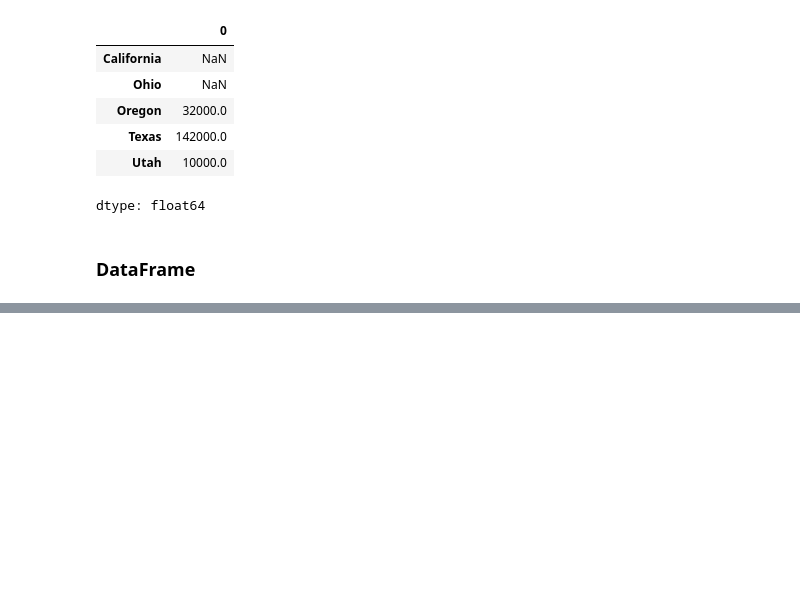
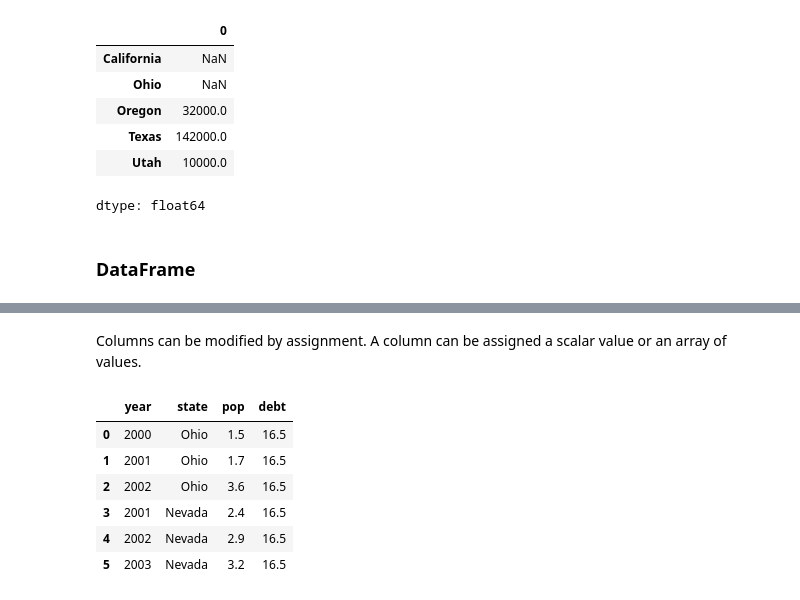
Before and after one commit to Mountain-Biker/pydata-book-practice, a Jupyter notebook: chapter5.ipynb, the cells around one changed output, grey strips where cells are left out. Cells and saved outputs as stored; diff of their text form; code cells hidden in the pictures; blank space fills up the shorter version.

```diff
--- a/chapter5.ipynb
+++ b/chapter5.ipynb
@@ -159,0 +266,13 @@ dtype: float64
+# %% [markdown]
+Columns can be modified by assignment. A column can be assigned a scalar value or an array of values.
+# %%
+frame2['debt'] = 16.5
+frame2
+# %% [output]
+|  | year | state | pop | debt |
+| 0 | 2000 | Ohio | 1.5 | 16.5 |
+| 1 | 2001 | Ohio | 1.7 | 16.5 |
+| 2 | 2002 | Ohio | 3.6 | 16.5 |
+| 3 | 2001 | Nevada | 2.4 | 16.5 |
+| 4 | 2002 | Nevada | 2.9 | 16.5 |
+| 5 | 2003 | Nevada | 3.2 | 16.5 |
```
Also changed, not shown: parts of 17 cells of this notebook.
